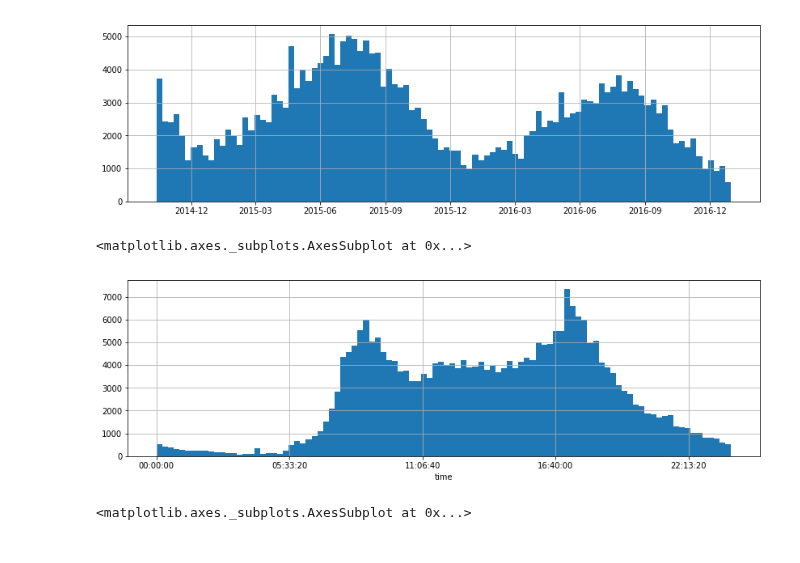
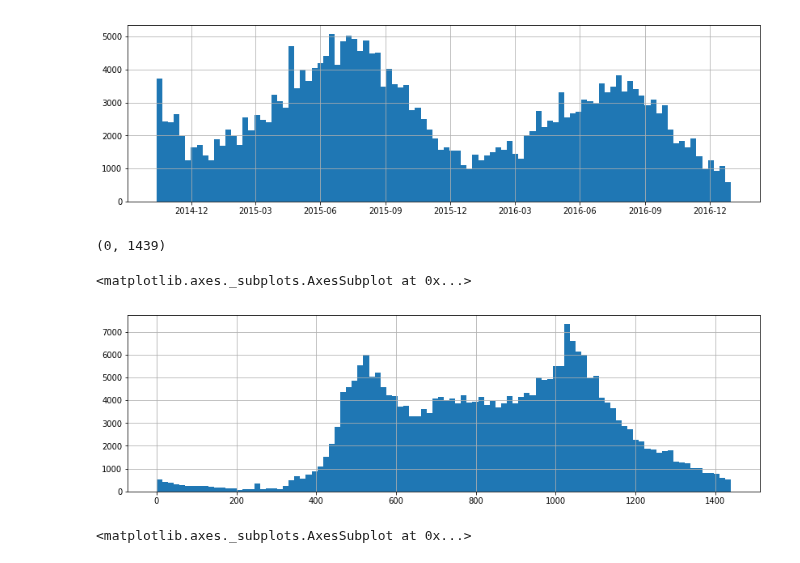
Before and after one commit to sdpython/ensae_projects, a Jupyter notebook: _doc/notebooks/challenges/city_bike/bike_seatle.ipynb, the cells around one changed output. Drawn from its saved outputs; the diff is of its cells as text; code cells hidden in the pictures.

```diff
--- a/_doc/notebooks/challenges/city_bike/bike_seatle.ipynb
+++ b/_doc/notebooks/challenges/city_bike/bike_seatle.ipynb
@@ -69,11 +72,16 @@ df.day.hist(figsize=(14,4), bins=100)
 # %% [output]
 <matplotlib.axes._subplots.AxesSubplot at 0x...>
 [figure]
+# %%
+icro = df.time.apply(lambda t: t.hour * 60 + t.minute)
+icro.min(), icro.max()
+# %% [output]
+(0, 1439)
 # %%
-df.time.hist(figsize=(14,4), bins=100)
+icro.hist(figsize=(14,4), bins=100)
 # %% [output]
 <matplotlib.axes._subplots.AxesSubplot at 0x...>
-[figure, old version]
+[figure, new version]
 # %%
 june = df[(df.dtstart >= datetime(2016,6,1)) & (df.dtstart < datetime(2016,7,1))]
 june.day.hist(figsize=(14,4), bins=30)
```
Also changed, not shown: parts of 2 cells of this notebook.
